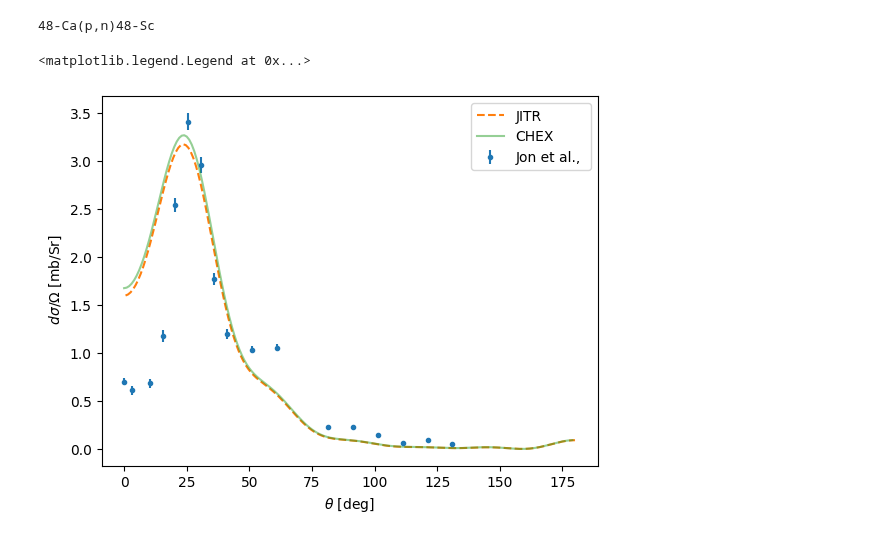
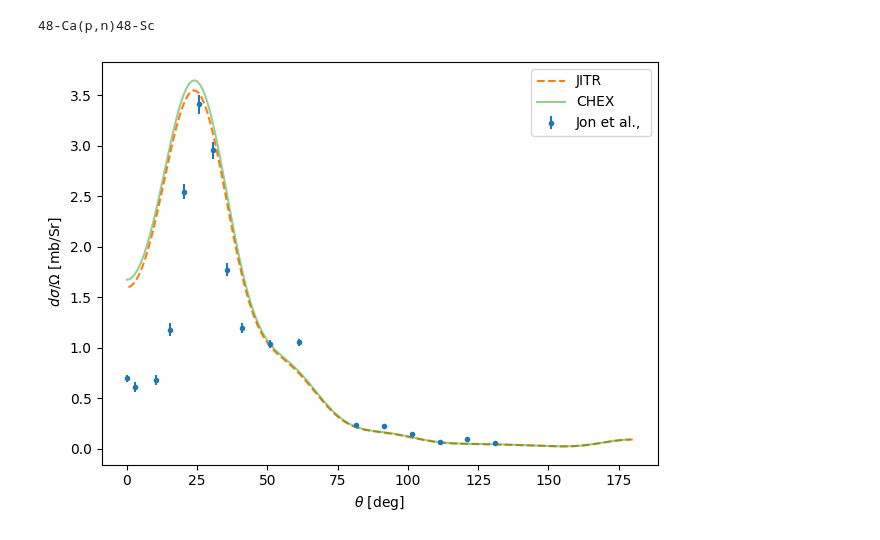
Before and after one commit to beykyle/jitr, a Jupyter notebook: examples/notebooks/chex_jitr_validation.ipynb, the cells around one changed output. Cells and saved outputs as stored; diff of their text form; code cells hidden in the pictures.

```diff
--- a/examples/notebooks/chex_jitr_validation.ipynb
+++ b/examples/notebooks/chex_jitr_validation.ipynb
@@ -75,7 +72,7 @@ kinematics_exit
 # %% [output]
 ChannelKinematics(Elab=27.676442482181717, Ecm=27.106217022054977, mu=920.2073684974115, k=np.float64(1.1318942051723602), eta=np.float64(0.0))
 # %%
-channel_radius_fm = 16  # fm
+channel_radius_fm = 12  # fm
 lmax = 20
 angles = np.linspace(0.01, np.pi, 180)
 # %%
@@ -150,18 +147,19 @@ ca48_pn_ias = np.array(
 # %%
 plt.errorbar(
     ca48_pn_ias[:, 0],
     ca48_pn_ias[:, 1],
     yerr=ca48_pn_ias[:, 2],
     label="Jon et al., ",
     linestyle="none",
     marker=".",
 )
 
 plt.plot(workspace.angles * 180 / np.pi, xs, "--", label="JITR")
 plt.plot(xspn["theta"], xspn["dxs"], label="CHEX", alpha=0.5)
 plt.xlabel(r"$\theta$ [deg]")
 plt.ylabel(r" $d \sigma / \Omega$ [mb/Sr]")
 plt.legend()
+plt.tight_layout()
+plt.show()
 # %% [output]
-<matplotlib.legend.Legend at 0x...>
-[figure, old version]
+[figure, new version]
```
Also changed, not shown: parts of 3 cells of this notebook, 3 other files.
